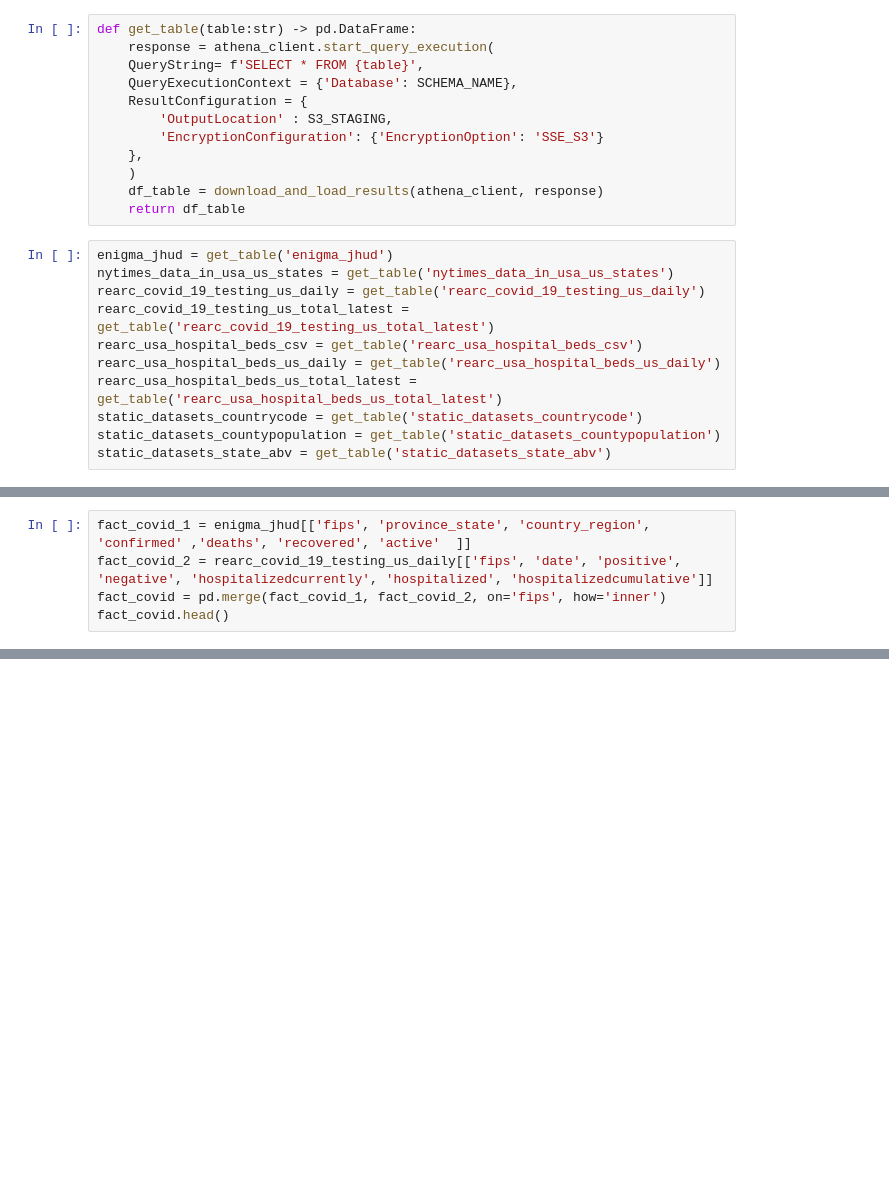
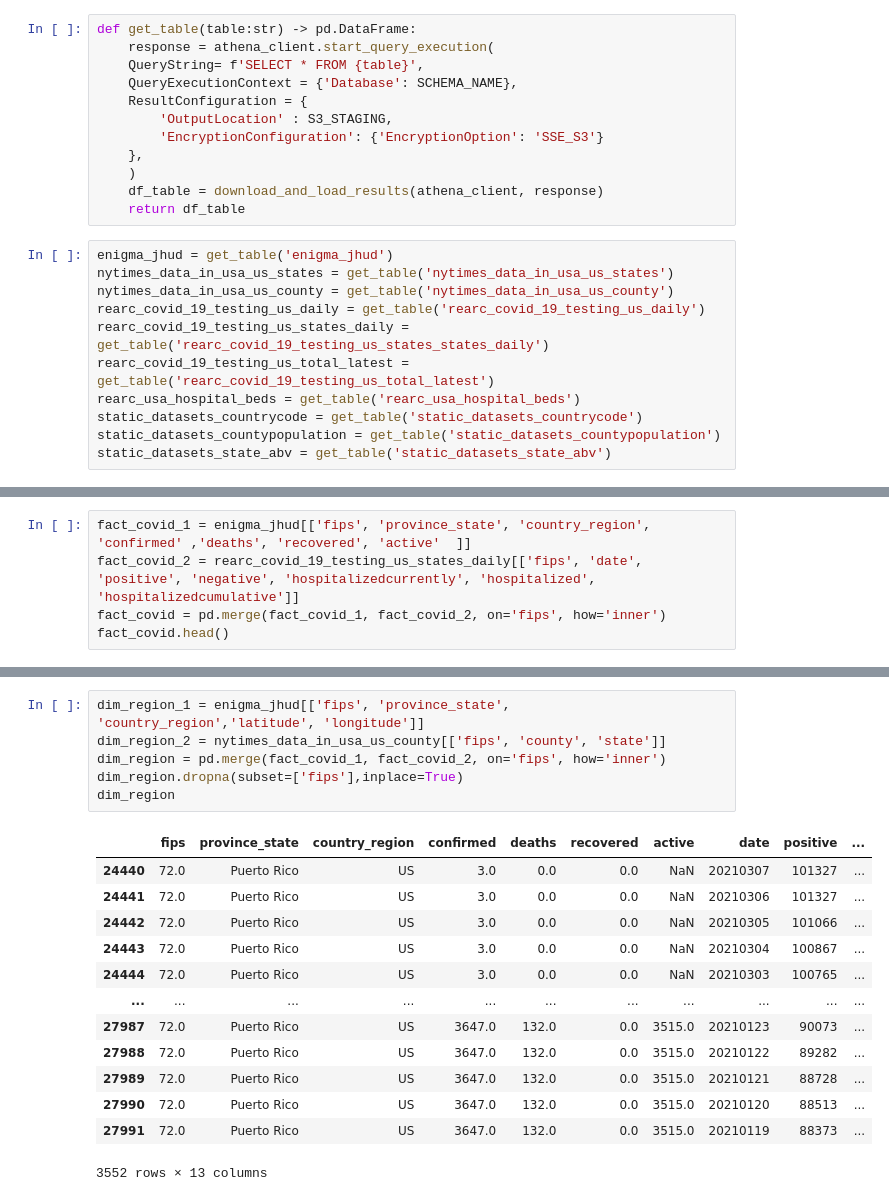
Before and after one commit to AtillaTR/covid19-de-project, a Jupyter notebook: notebooks/de_project.ipynb, the cells around one changed output, grey strips where cells are left out. Saved outputs shown, nothing was run; the diff lists cells and outputs as text; blank space fills up the shorter version.

```diff
--- a/notebooks/de_project.ipynb
+++ b/notebooks/de_project.ipynb
@@ -96,11 +97,11 @@ def get_table(table:str) -> pd.DataFrame:
 # %%
 enigma_jhud = get_table('enigma_jhud')
 nytimes_data_in_usa_us_states = get_table('nytimes_data_in_usa_us_states')
+nytimes_data_in_usa_us_county = get_table('nytimes_data_in_usa_us_county')
 rearc_covid_19_testing_us_daily = get_table('rearc_covid_19_testing_us_daily')
+rearc_covid_19_testing_us_states_daily = get_table('rearc_covid_19_testing_us_states_states_daily')
 rearc_covid_19_testing_us_total_latest = get_table('rearc_covid_19_testing_us_total_latest')
-rearc_usa_hospital_beds_csv = get_table('rearc_usa_hospital_beds_csv')
-rearc_usa_hospital_beds_us_daily = get_table('rearc_usa_hospital_beds_us_daily')
-rearc_usa_hospital_beds_us_total_latest = get_table('rearc_usa_hospital_beds_us_total_latest')
+rearc_usa_hospital_beds = get_table('rearc_usa_hospital_beds')
 static_datasets_countrycode = get_table('static_datasets_countrycode')
 static_datasets_countypopulation = get_table('static_datasets_countypopulation')
 static_datasets_state_abv = get_table('static_datasets_state_abv')
@@ -128,6 +130,6 @@ static_datasets_state_abv.head()
 # %%
 fact_covid_1 = enigma_jhud[['fips', 'province_state', 'country_region', 'confirmed' ,'deaths', 'recovered', 'active'  ]]
-fact_covid_2 = rearc_covid_19_testing_us_daily[['fips', 'date', 'positive', 'negative', 'hospitalizedcurrently', 'hospitalized', 'hospitalizedcumulative']]
+fact_covid_2 = rearc_covid_19_testing_us_states_daily[['fips', 'date', 'positive', 'negative', 'hospitalizedcurrently', 'hospitalized', 'hospitalizedcumulative']]
 fact_covid = pd.merge(fact_covid_1, fact_covid_2, on='fips', how='inner')
 fact_covid.head()
 # %% [output]
@@ -134,0 +142,20 @@ KeyError: "['fips'] not in index"
+# %%
+dim_region_1 = enigma_jhud[['fips', 'province_state', 'country_region','latitude', 'longitude']]
+dim_region_2 = nytimes_data_in_usa_us_county[['fips', 'county', 'state']]
+dim_region = pd.merge(fact_covid_1, fact_covid_2, on='fips', how='inner')
+dim_region.dropna(subset=['fips'],inplace=True)
+dim_region
+# %% [output]
+|  | fips | province_state | country_region | confirmed | deaths | recovered | active | date | positive | ... |
+| 24440 | 72.0 | Puerto Rico | US | 3.0 | 0.0 | 0.0 | NaN | 20210307 | 101327 | ... |
+| 24441 | 72.0 | Puerto Rico | US | 3.0 | 0.0 | 0.0 | NaN | 20210306 | 101327 | ... |
+| 24442 | 72.0 | Puerto Rico | US | 3.0 | 0.0 | 0.0 | NaN | 20210305 | 101066 | ... |
+| 24443 | 72.0 | Puerto Rico | US | 3.0 | 0.0 | 0.0 | NaN | 20210304 | 100867 | ... |
+| 24444 | 72.0 | Puerto Rico | US | 3.0 | 0.0 | 0.0 | NaN | 20210303 | 100765 | ... |
+| ... | ... | ... | ... | ... | ... | ... | ... | ... | ... | ... |
+| 27987 | 72.0 | Puerto Rico | US | 3647.0 | 132.0 | 0.0 | 3515.0 | 20210123 | 90073 | ... |
+| 27988 | 72.0 | Puerto Rico | US | 3647.0 | 132.0 | 0.0 | 3515.0 | 20210122 | 89282 | ... |
+| 27989 | 72.0 | Puerto Rico | US | 3647.0 | 132.0 | 0.0 | 3515.0 | 20210121 | 88728 | ... |
+| 27990 | 72.0 | Puerto Rico | US | 3647.0 | 132.0 | 0.0 | 3515.0 | 20210120 | 88513 | ... |
+| 27991 | 72.0 | Puerto Rico | US | 3647.0 | 132.0 | 0.0 | 3515.0 | 20210119 | 88373 | ... |
+3552 rows × 13 columns
```
Also changed, not shown: parts of 24 cells of this notebook, 5 other files.
